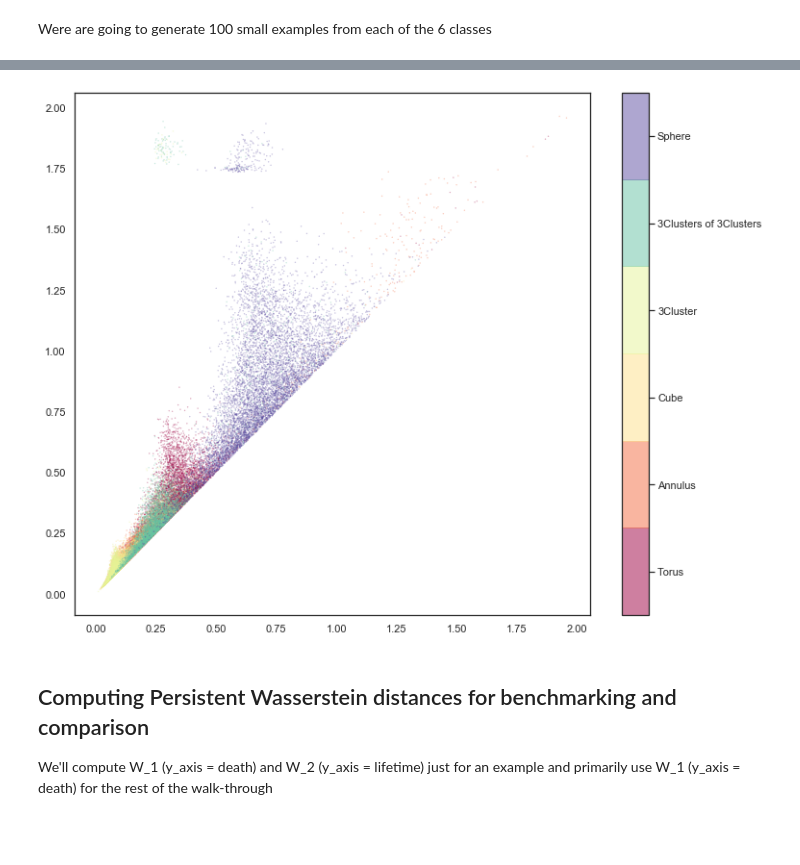
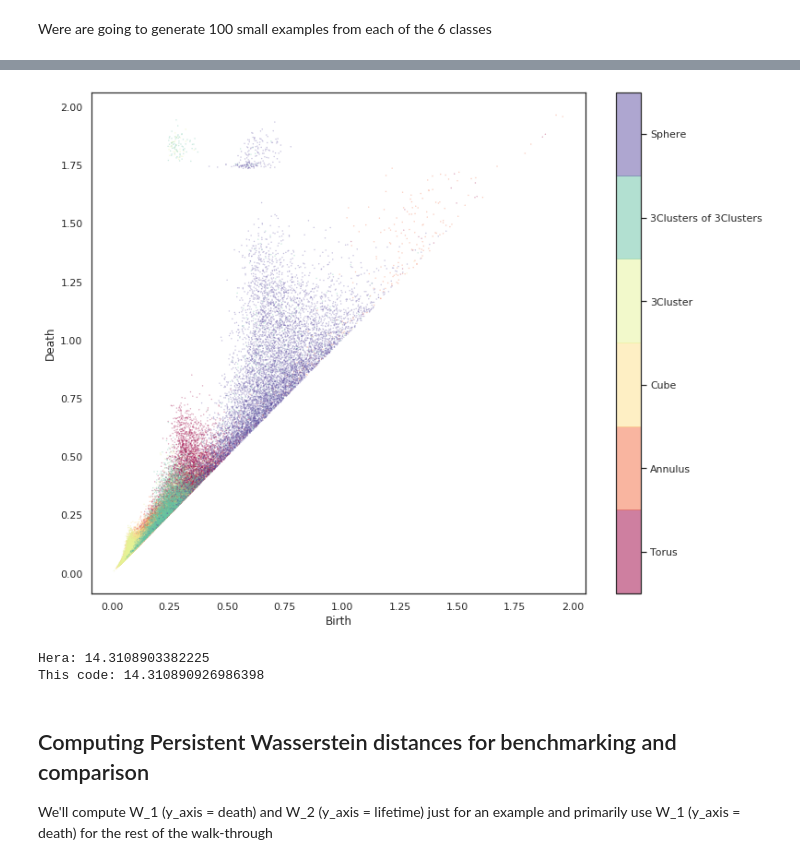
Before and after one commit to scikit-tda/pervect, a Jupyter notebook: notebooks/Approximate Persistent Wasserstein via GMM Walk-through.ipynb, the cells around one changed output, grey strips where cells are left out. Saved outputs shown, nothing was run; the diff lists cells and outputs as text; code cells hidden in the pictures; blank space fills up the shorter version.

Commit message:
Still just trying to understand what's up

```diff
--- a/notebooks/Approximate Persistent Wasserstein via GMM Walk-through.ipynb
+++ b/notebooks/Approximate Persistent Wasserstein via GMM Walk-through.ipynb
@@ -61,15 +73,18 @@ plt.scatter(*example2.T)
 # %%
 # Here's the complete data for all of the Dgms (with y_axis = 'death')
 
 combined_data = np.vstack(JustDgms_death)
 labels = np.hstack([np.full(len(JustDgms_death[i]), i//100) for i in range(len(JustDgms_death))])
 plt.figure(figsize=(12,10))
 plt.scatter(*combined_data[::-1].T, s=0.1, c=labels, cmap='Spectral', alpha=0.5)
+plt.xlabel('Birth')
+plt.ylabel('Death')
+
 cbar = plt.colorbar(boundaries=np.arange(7)-0.5)
 cbar.set_ticks(np.arange(6))
 cbar.set_ticklabels(manifoldData.trainingLabel.unique())
 # %% [output]
-[figure, old version]
+[figure, new version]
 # %%
 def wasserstein_diagram_distance(pts0, pts1, y_axis='death', p=1):
     '''
@@ -107,6 +123,23 @@ def wasserstein_diagram_distance(pts0, pts1, y_axis='death', p=1):
     b = b/b.sum()
 
     return np.power((n0+n1)*ot.emd2(a, b, all_pairs_ground_distance_a),1.0/p)
+# %%
+# Checking against Hera
+
+i = 10
+j = -1
+
+ex1 = JustDgms_death[i]
+ex2 = JustDgms_death[j]
+
+wassHera = dgmDist_Hera(ex1,ex2,wassDeg=1,internal_p=2)
+wassNew = wasserstein_diagram_distance(ex1,ex2)
+
+print('Hera:', wassHera)
+print('This code:', wassNew)
+# %% [output]
+Hera: 14.3108903382225
+This code: 14.310890926986398
 # %% [markdown]
 ## Computing Persistent Wasserstein distances for benchmarking and comparison
 
```
Also changed, not shown: parts of 6 cells of this notebook.
